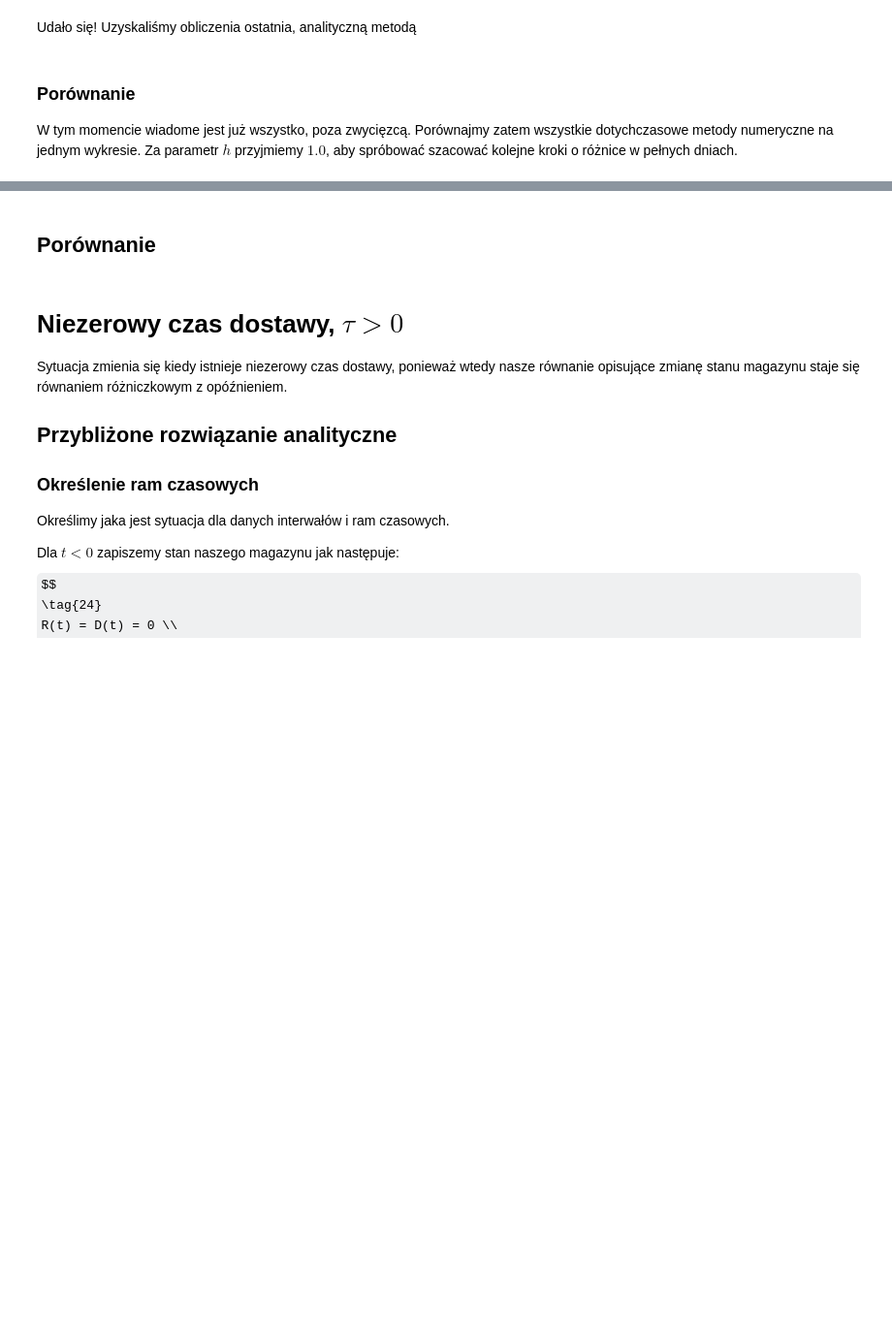
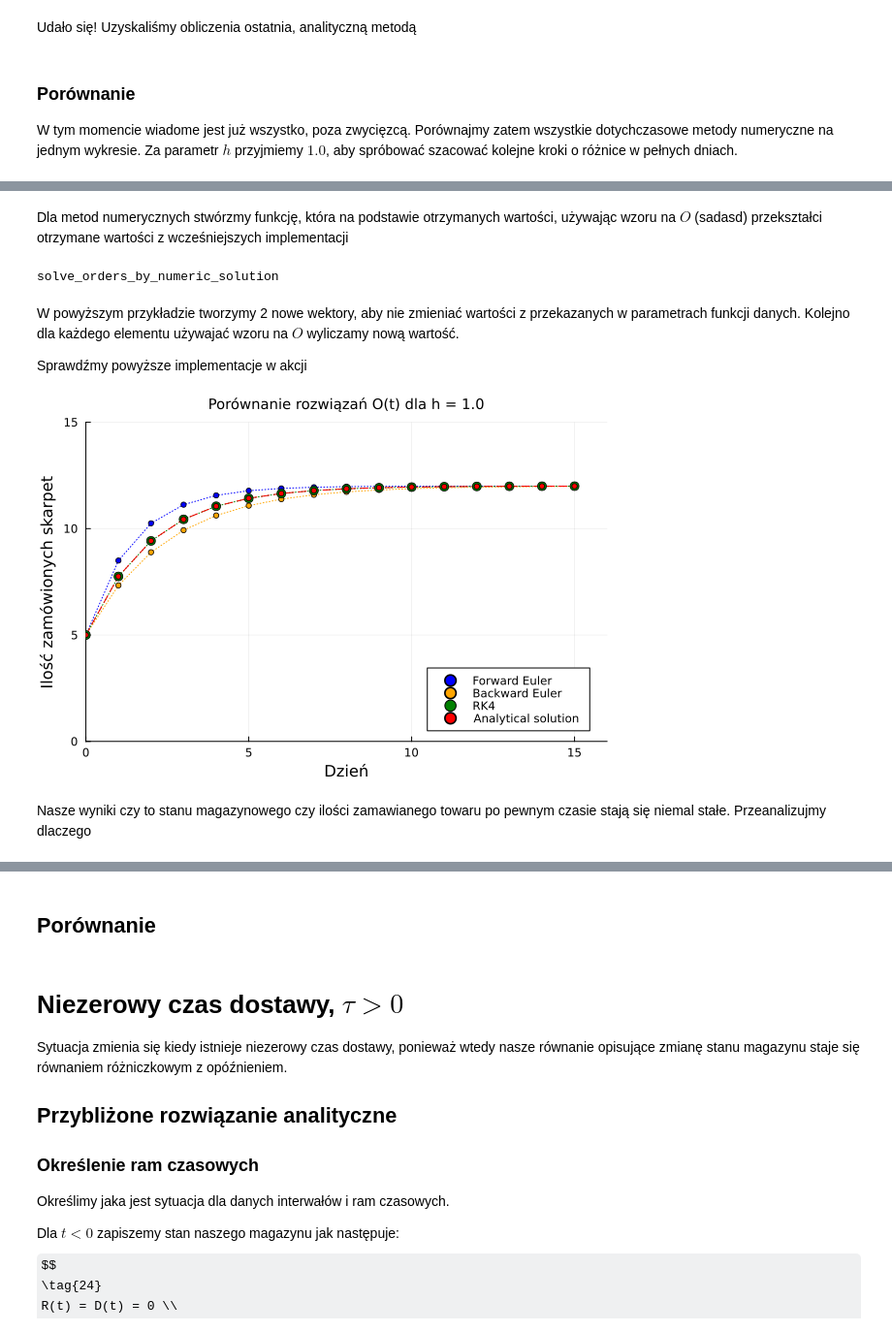
Before and after one commit to piotrczech/optimization-of-inventory-deliveries, a Jupyter notebook: main.ipynb, the cells around one changed output, grey strips where cells are left out. Shown at 97% size. Saved outputs shown, nothing was run; the diff lists cells and outputs as text; code cells hidden in the pictures; some formulas as TeX source; blank space fills up the shorter version.

Commit message:
Feature: Add new charts to O(t)

```diff
--- a/main.ipynb
+++ b/main.ipynb
@@ -943,0 +942,56 @@ Przy uwględnionych stałych czynnikach nasz magazyn będzie stabilny również
+# %% [markdown]
+Dla metod numerycznych stwórzmy funkcję, która na podstawie otrzymanych wartości, używając wzoru na $O$ (sadasd) przekształci otrzymane wartości z wcześniejszych implementacji
+# %%
+"""
+todo
+"""
+function solve_orders_by_numeric_solution(
+    x_inventory_values::Vector{Float64},
+    y_inventory_values::Vector{Float64},
+    Iₜ::Int,
+    T::Int,
+)::Tuple{Vector{Float64}, Vector{Float64}}
+    n = length(x_inventory_values)
+
+    x_orders_values = zeros(n)
+    y_orders_values = zeros(n)
+
+    for index in 1:n
+        x_orders_values[index] = x_inventory_values[index]
+        y_orders_values[index] = (Iₜ - y_inventory_values[index]) / T
+    end
+
+    return x_orders_values, y_orders_values
+end
+# %% [output]
+solve_orders_by_numeric_solution
+# %% [markdown]
+W powyższym przykładzie tworzymy 2 nowe wektory, aby nie zmieniać wartości z przekazanych w parametrach funkcji danych. Kolejno dla każdego elementu używajać wzoru na $O$ wyliczamy nową wartość.
+
+Sprawdźmy powyższe implementacje w akcji
+# %%
+h = 1.0 # Compare with the same 'h' value
+
+x_inventory_values_forward, y_inventory_values_forward = solve_by_forward_euler(f, I₀, day_start, day_end, h)
+x_inventory_values_backward, y_inventory_values_backward = solve_by_backward_euler(f, I₀, day_start, day_end, h, get_constants_to_backward_euler(h)...)
+x_inventory_values_rk4, y_inventory_values_rk4 = solve_by_rk4(f, I₀, day_start, day_end, h)
+
+# Change I(t) values to O(t) values
+x_orders_values_forward, y_orders_values_forward = solve_orders_by_numeric_solution(x_inventory_values_forward, y_inventory_values_forward, Iₜ, T)
+x_orders_values_backward, y_orders_values_backward = solve_orders_by_numeric_solution(x_inventory_values_backward, y_inventory_values_backward, Iₜ, T)
+x_orders_values_rk4, y_orders_values_rk4 = solve_orders_by_numeric_solution(x_inventory_values_rk4, y_inventory_values_rk4, Iₜ, T)
+x_orders_values_analytic, y_orders_values_analytic = solve_orders_by_analytical_solution(Iₜ, T, D₀, I₀, day_start, day_end, h)
+
+plot(x_orders_values_forward, y_orders_values_forward, label="", color="blue", linestyle=:dot, xlabel="Dzień", ylabel="Ilość zamówionych skarpet", title="Porównanie rozwiązań O(t) dla h = 1.0", grid=true, xlims=(day_start, day_end + 1), ylims=(0, 15), titlefontsize=10, legend=:bottomright)
+plot!(x_orders_values_backward, y_orders_values_backward, label="", color="orange", linestyle=:dot)
+plot!(x_orders_values_rk4, y_orders_values_rk4, label="", color="green", linestyle=:dot)
+plot!(x_orders_values_analytic, y_orders_values_analytic, label="", color="red", linestyle=:dash)
+
+scatter!(x_orders_values_forward, y_orders_values_forward, label="Forward Euler", markersize=3, color="blue")
+scatter!(x_orders_values_backward, y_orders_values_backward, label="Backward Euler", markersize=3, color="orange")
+scatter!(x_orders_values_rk4, y_orders_values_rk4, label="RK4", markersize=5, color="green")
+scatter!(x_orders_values_analytic, y_orders_values_analytic, label="Analytical solution", markersize=3, color="red")
+# %% [output]
+[figure, added]
+# %% [markdown]
+Nasze wyniki czy to stanu magazynowego czy ilości zamawianego towaru po pewnym czasie stają się niemal stałe. Przeanalizujmy dlaczego
```
Also changed, not shown: parts of 5 cells of this notebook.
